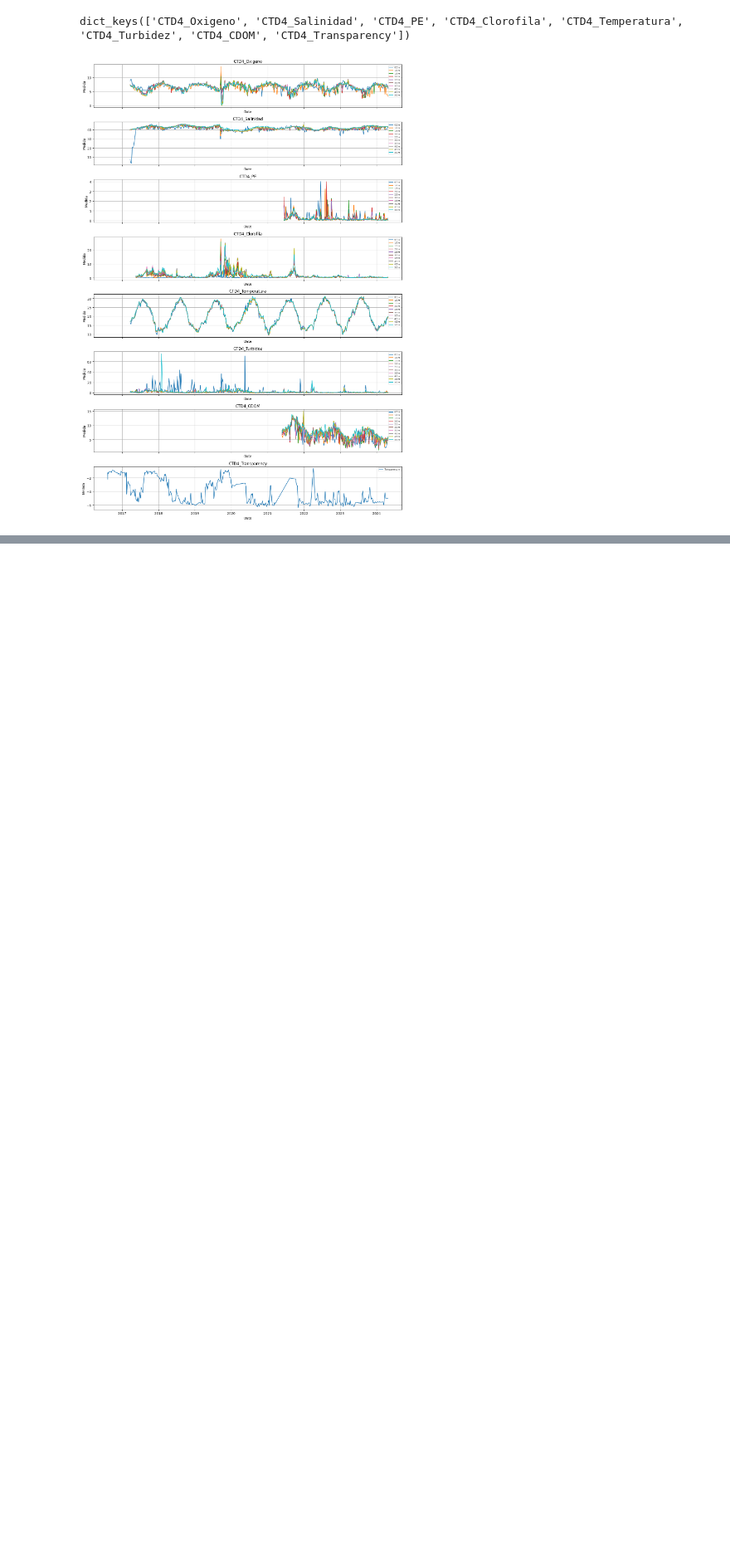
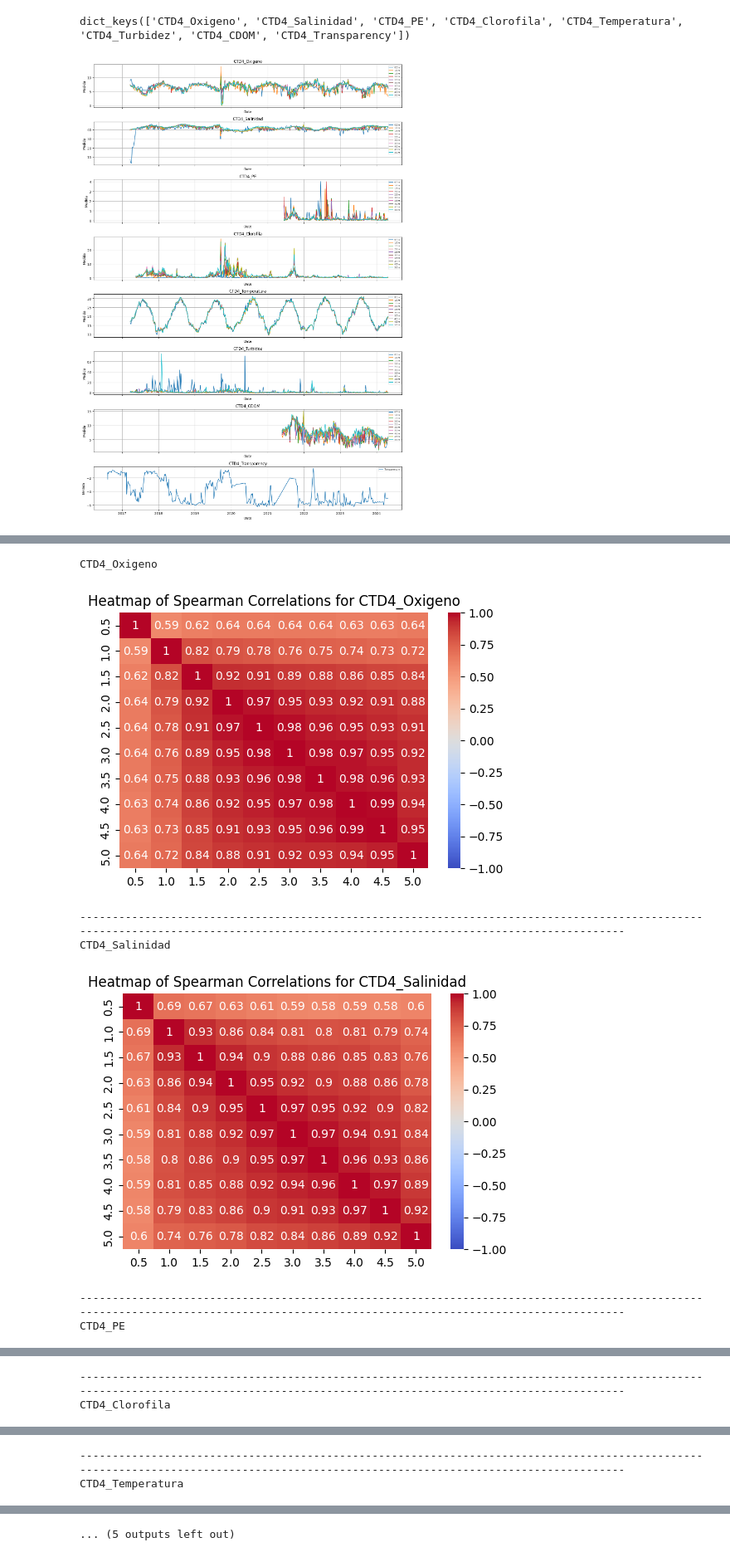
Before and after one commit to Antonio-MI/mar-menor-chl, a Jupyter notebook: DatosBoyas.ipynb, the cells around one changed output, grey strips where cells are left out. Shown at 83% size. Saved outputs shown, nothing was run; the diff lists cells and outputs as text; code cells hidden in the pictures; blank space fills up the shorter version.

```diff
--- a/DatosBoyas.ipynb
+++ b/DatosBoyas.ipynb
@@ -66,0 +183,8 @@ Además de dejar una única medida, si se puede, de cada parámetro, guardar tam
+# %%
+for var in dataframes.keys():
+    print(var)
+
+    for col1, col2 in list(itertools.combinations(dataframes[var].columns[1:], 2)):
+        print(f"{col1}, {col2}")
+        ks_test(dataframes[var][col1], dataframes[var][col2])
+    print("---"*60)
@@ -66,0 +211,8 @@ Además de dejar una única medida, si se puede, de cada parámetro, guardar tam
+# %%
+for var in dataframes.keys():
+    print(var)
+
+    for col1, col2 in list(itertools.combinations(dataframes[var].columns[1:], 2)):
+        print(f"{col1}, {col2}")
+        print(dataframes[var][col1].corr(dataframes[var][col2], method='spearman'))
+    print("---"*60)
@@ -66,0 +237,40 @@ Además de dejar una única medida, si se puede, de cada parámetro, guardar tam
+# %%
+# Iterar sobre cada dataframe
+for var in dataframes.keys():
+    print(var)
+
+    df = dataframes[var]
+    columnas = df.columns[1:]  # Asumimos que la primera columna es 'Date' o similar y no se usa para las correlaciones
+    corr_matrix = pd.DataFrame(index=columnas, columns=columnas)
+
+    # Calcular la correlación para cada par de columnas
+    for col1, col2 in itertools.combinations(columnas, 2):
+        corr_value = df[col1].corr(df[col2], method='spearman')
+        corr_matrix.loc[col1, col2] = corr_value
+        corr_matrix.loc[col2, col1] = corr_value
+
+    # Rellenar la diagonal con 1s (correlación de una columna consigo misma)
+    for col in columnas:
+        corr_matrix.loc[col, col] = 1.0
+
+    # Convertir la matriz de correlación a valores numéricos (por si hay valores nulos)
+    corr_matrix = corr_matrix.astype(float)
+
+    # Mostrar la matriz de correlación
+    # print(corr_matrix)
+
+    # Crear el heatmap usando seaborn
+    plt.figure(figsize=(6, 4))
+    sns.heatmap(corr_matrix, annot=True, cmap='coolwarm', vmin=-1, vmax=1)
+    plt.title(f'Heatmap of Spearman Correlations for {var}')
+    plt.show()
+
+    print("---"*60)
+# %% [output]
+CTD4_Oxigeno
+[figure, added]
+------------------------------------------------------------------------------------------------------------------------------------------------------------------------------------
+CTD4_Salinidad
+[figure, added]
+------------------------------------------------------------------------------------------------------------------------------------------------------------------------------------
+CTD4_PE
@@ -66,0 +278,2 @@ Además de dejar una única medida, si se puede, de cada parámetro, guardar tam
+------------------------------------------------------------------------------------------------------------------------------------------------------------------------------------
+CTD4_Clorofila
@@ -66,0 +281,2 @@ Además de dejar una única medida, si se puede, de cada parámetro, guardar tam
+------------------------------------------------------------------------------------------------------------------------------------------------------------------------------------
+CTD4_Temperatura
@@ -66,0 +287 @@ Además de dejar una única medida, si se puede, de cada parámetro, guardar tam
+... (5 outputs left out)
```
Also changed, not shown: parts of 19 cells of this notebook.
